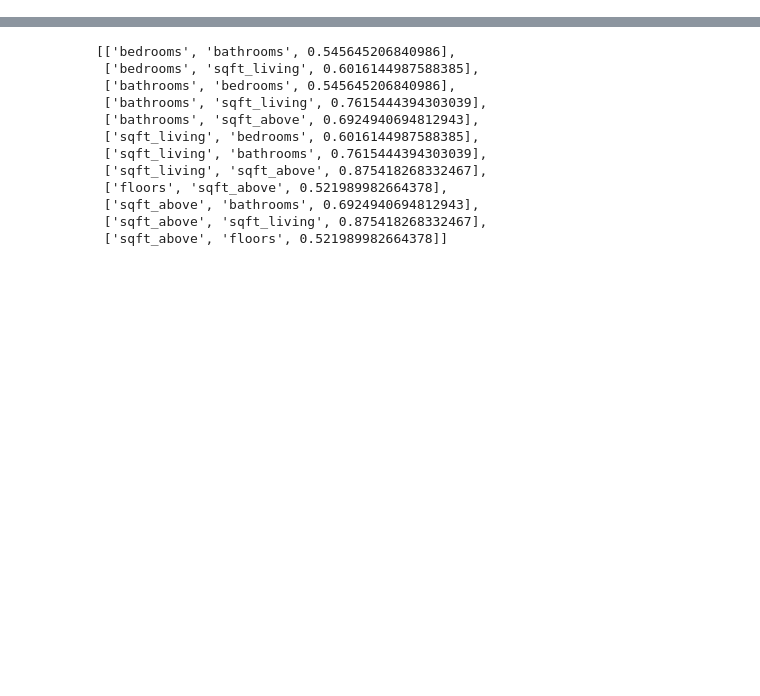
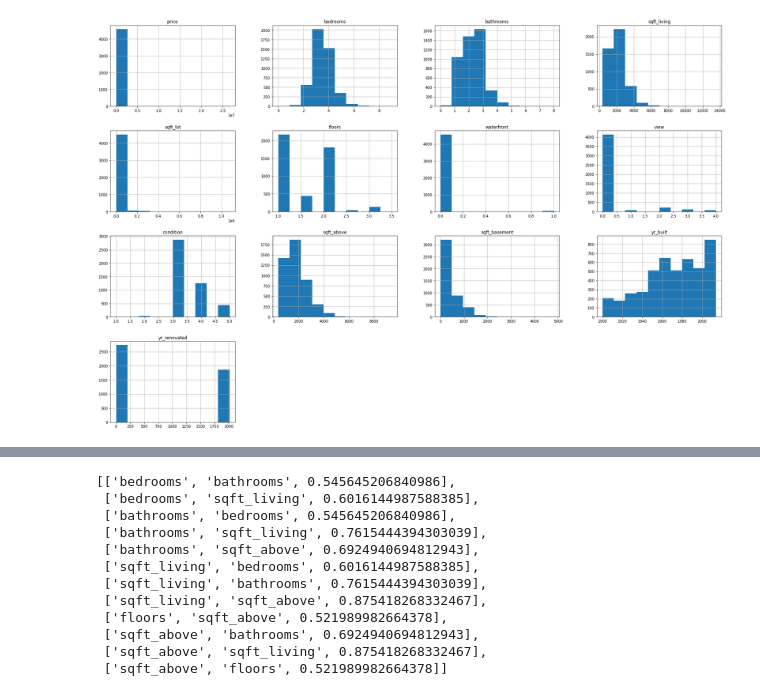
Before and after one commit to oussamaJMAA/DataPreparation, a Jupyter notebook: AmericanAgency2014.ipynb, the cells around one changed output, grey strips where cells are left out. Saved outputs shown, nothing was run; the diff lists cells and outputs as text; code cells hidden in the pictures; blank space fills up the shorter version.

```diff
--- a/AmericanAgency2014.ipynb
+++ b/AmericanAgency2014.ipynb
@@ -26,0 +89,10 @@ dataset.head()
+# %%
+numerical_features = dataset.select_dtypes(include=['float64','int64'])
+discrete_features = dataset[['view','condition','waterfront']]
+categorical_features = dataset.select_dtypes(include=['object'])
+# %%
+#plot the frequency  and the distribution of the numerical features
+numerical_features.hist(figsize=(30,20))
+plt.show()
+# %% [output]
+[figure, added]
```
Also changed, not shown: parts of 64 cells of this notebook, 2 other files.
